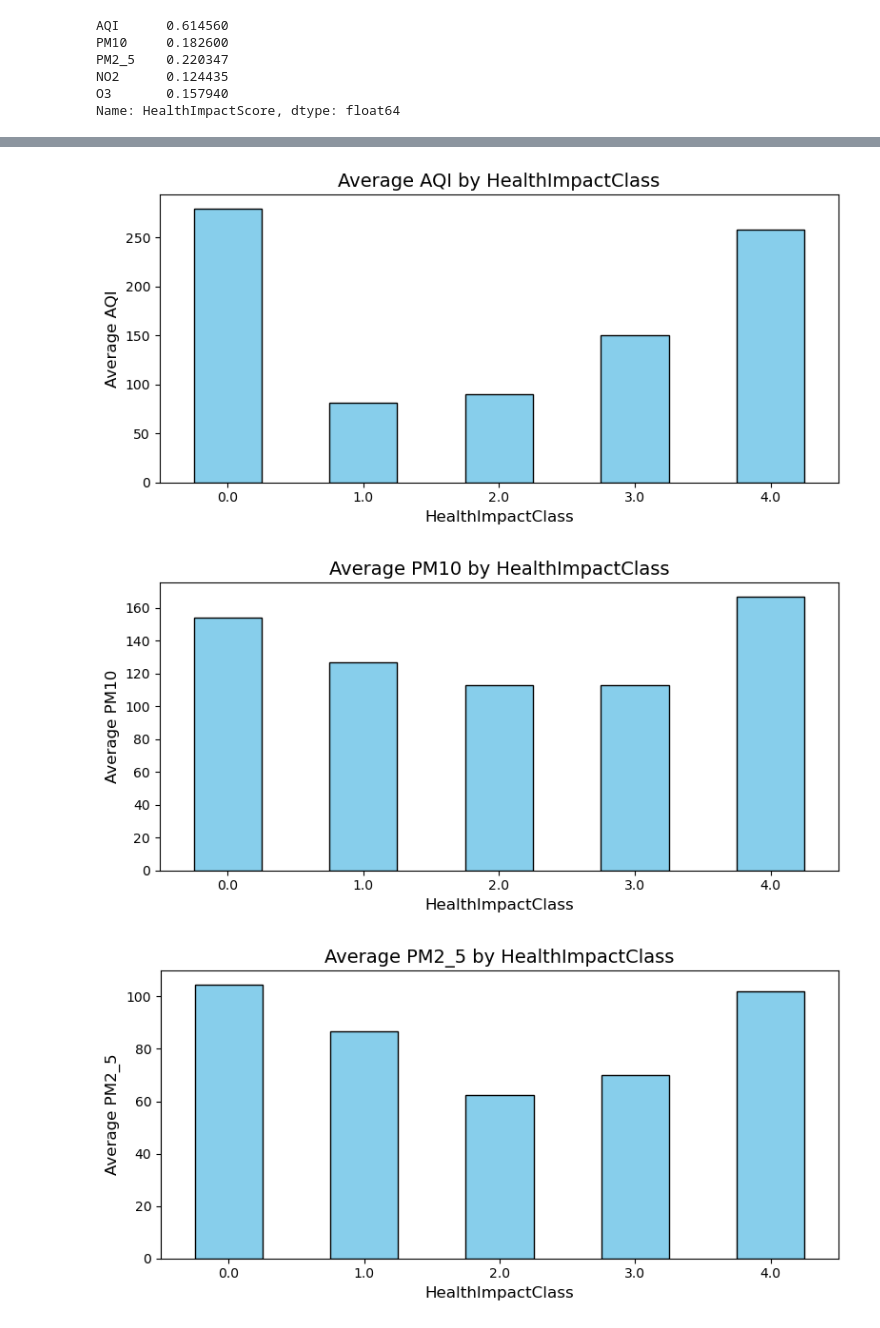
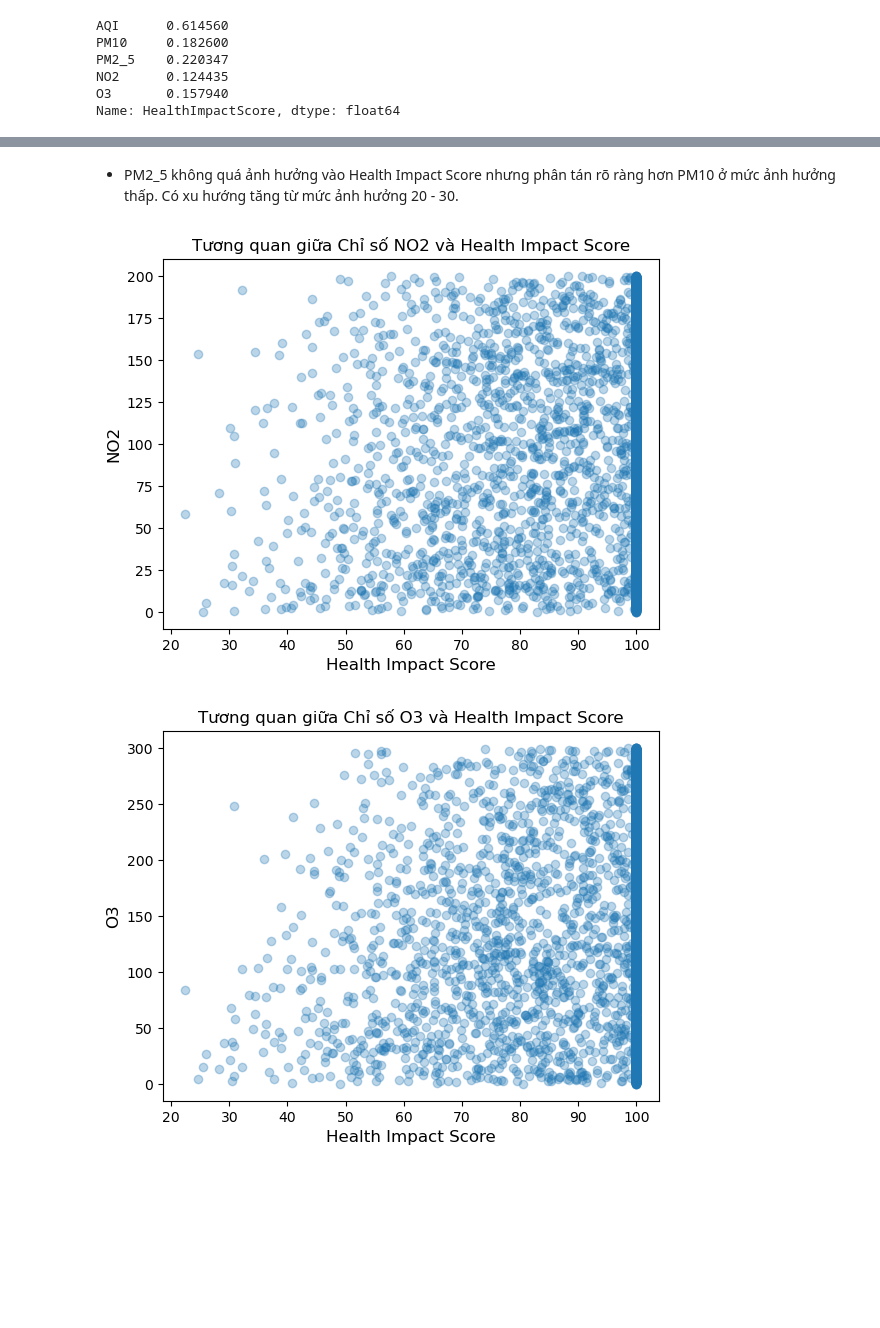
Before and after one commit to vng08/Air-Quality-and-Health-Impact, a Jupyter notebook: Analysing.ipynb, the cells around one changed output, grey strips where cells are left out. Saved outputs shown, nothing was run; the diff lists cells and outputs as text; code cells hidden in the pictures; blank space fills up the shorter version.

```diff
--- a/Analysing.ipynb
+++ b/Analysing.ipynb
@@ -153,20 +180,16 @@ Tương quan dương yếu, cho thấy ozone mặt đất có tác động tiêu
+# %% [markdown]
+- PM2_5 không quá ảnh hưởng vào Health Impact Score nhưng phân tán rõ ràng hơn PM10 ở mức ảnh hưởng thấp. Có xu hướng tăng từ mức ảnh hưởng 20 - 30.
+# %%
+plt.scatter(cleaned_df['HealthImpactScore'], cleaned_df['NO2'], alpha = 0.3);
+plt.title('Tương quan giữa Chỉ số NO2 và Health Impact Score')
+plt.xlabel('Health Impact Score', fontsize = 12)
+plt.ylabel('NO2', fontsize = 12);
+# %% [output]
+[figure, added]
 # %%
-columns = ['AQI', 'PM10', 'PM2_5', 'NO2', 'O3']
-for col in columns:
-    col_by_health_class = cleaned_df.groupby('HealthImpactClass')[col].mean()
-
-    # Vẽ biểu đồ bar cho mỗi chỉ số
-    plt.figure(figsize=(8, 4))
-    col_by_health_class.plot(kind='bar', color='skyblue', edgecolor='black')
-
-    plt.title(f'Average {col} by HealthImpactClass', fontsize=14)
-    plt.xlabel('HealthImpactClass', fontsize=12)
-    plt.ylabel(f'Average {col}', fontsize=12)
-    plt.xticks(rotation=0)
-
-    plt.tight_layout()
-    plt.show()
+plt.scatter(cleaned_df['HealthImpactScore'], cleaned_df['O3'], alpha = 0.3);
+plt.title('Tương quan giữa Chỉ số O3 và Health Impact Score')
+plt.xlabel('Health Impact Score', fontsize = 12)
+plt.ylabel('O3', fontsize = 12);
 # %% [output]
-[figure, old version]
+[figure, new version]
-[figure, removed]
-[figure, removed]
```
Also changed, not shown: parts of 21 cells of this notebook.
